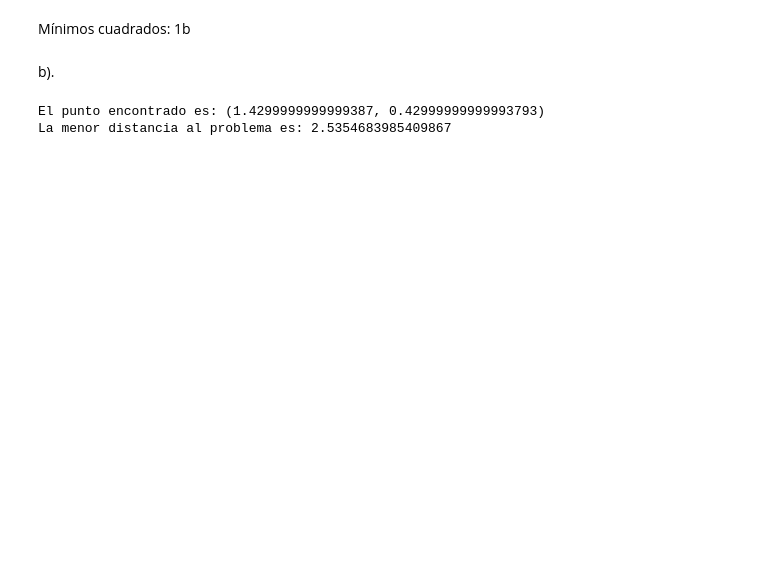
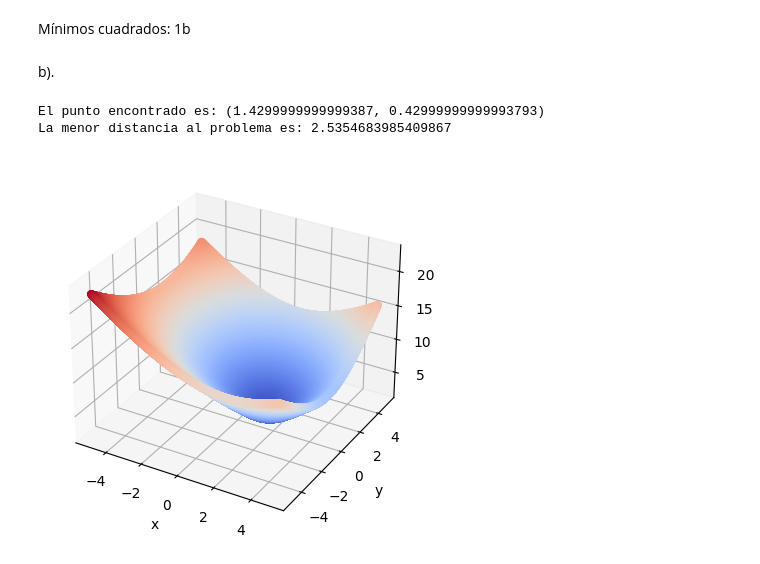
Before and after one commit to sarchilagomez/Metodos1_CatalinaFuentes_SilvanaArchila, a Jupyter notebook: Parcial4/Minimos_Cuadrados1b.ipynb, the cells around one changed output. Drawn from its saved outputs; the diff is of its cells as text; code cells hidden in the pictures; blank space fills up the shorter version.

```diff
--- a/Parcial4/Minimos_Cuadrados1b.ipynb
+++ b/Parcial4/Minimos_Cuadrados1b.ipynb
@@ -15,6 +15,9 @@ termino = False
 i = -5.
 j = -5.
 lista_distancias = {}
+lista_distancias_2 = []
+lista_i = []
+lista_j = []
 
 while not termino:
     r1 = f1(i, j)
@@ -22,6 +25,9 @@ while not termino:
     r3 = f3(i, j)
     distancia = np.sqrt(r1**2 + r2**2 + r3**2)
     lista_distancias[distancia] = (i, j)
+    lista_distancias_2.append(distancia)
+    lista_i.append(i)
+    lista_j.append(j)
     if j < 5:
         j += 0.01
     else:
@@ -41,3 +47,27 @@ print(f"La menor distancia al problema es: {menor_distancia}")
 # %% [output]
 El punto encontrado es: (1.4299999999999387, 0.42999999999993793)
 La menor distancia al problema es: 2.5354683985409867
+# %%
+fig = plt.figure()
+ax = fig.add_subplot(111, projection='3d')
+
+colores = lista_distancias_2  # Using z-values as color values
+mapa_de_colores = plt.cm.coolwarm  # Choose a colormap (change if desired)
+
+# Normalize the color values to fit within the colormap range
+normalize = plt.Normalize(min(lista_distancias_2), max(lista_distancias_2))
+color_values = normalize(colores)
+
+# Plot the data points
+ax.scatter(lista_i, lista_j, lista_distancias_2, c=color_values, cmap=mapa_de_colores)
+
+
+# Set labels for each axis
+ax.set_xlabel('x')
+ax.set_ylabel('y')
+ax.set_zlabel('distancia')
+
+# Show the plot
+plt.show()
+# %% [output]
+[figure, added]
```
